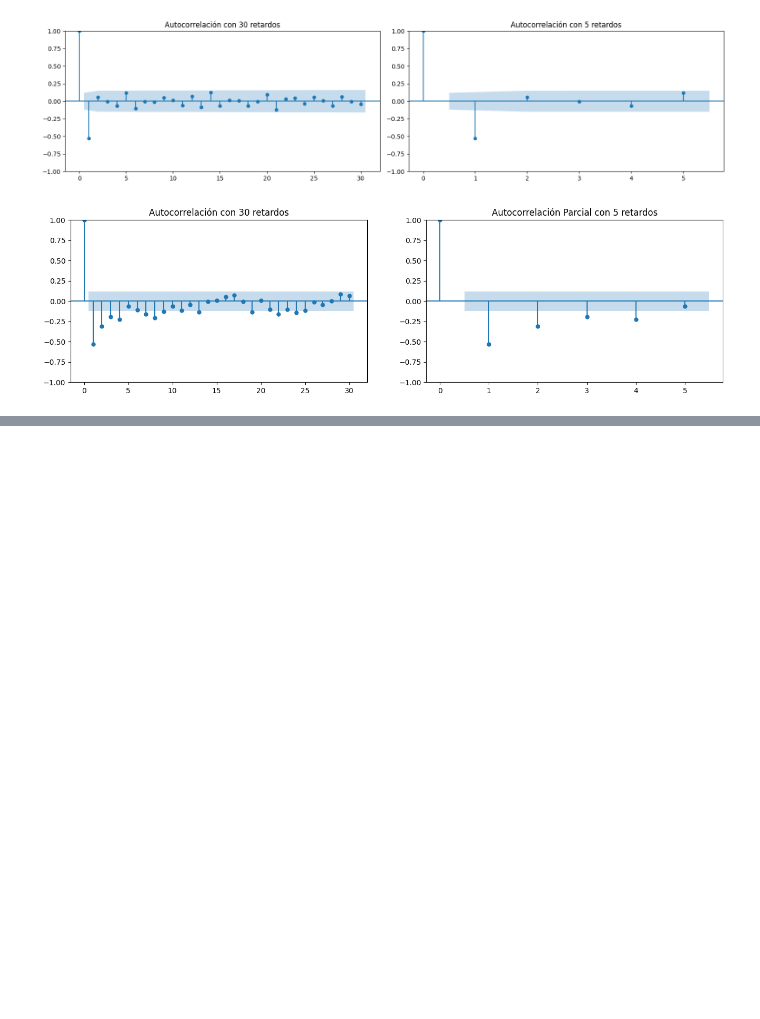
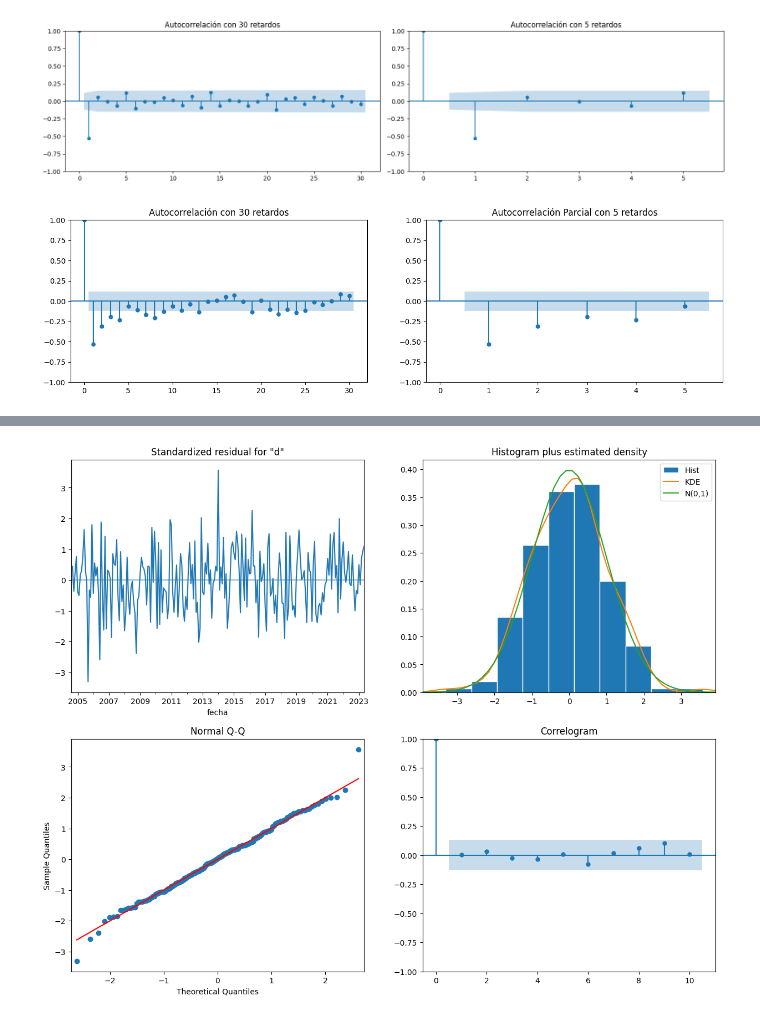
Before and after one commit to MGonza20/Lab2_DataScience, a Jupyter notebook: importaciones.ipynb, the cells around one changed output, grey strips where cells are left out. Drawn from its saved outputs; the diff is of its cells as text; code cells hidden in the pictures; blank space fills up the shorter version.

```diff
--- a/importaciones.ipynb
+++ b/importaciones.ipynb
@@ -247,0 +268,9 @@ plt.show()
+# %%
+data_diesel['fecha'] = pd.to_datetime(data_diesel['fecha'])
+data_diesel.set_index('fecha', inplace=True)
+data_diesel.index.freq = 'MS'
+
+
+modelo_import_diesel = SARIMAX(data_diesel['diesel_boxcox'], order=(1,1,1), seasonal_order=(6,1,0,5), enforce_stationarity=False, enforce_invertibility=False)
+res_mid = modelo_import_diesel.fit()
+print(res_mid.summary().tables[1])
@@ -247,0 +306,5 @@ plt.show()
+# %%
+res_mid.plot_diagnostics(figsize=(15, 12))
+plt.show()
+# %% [output]
+[figure, added]
```
Also changed, not shown: parts of 16 cells of this notebook.
